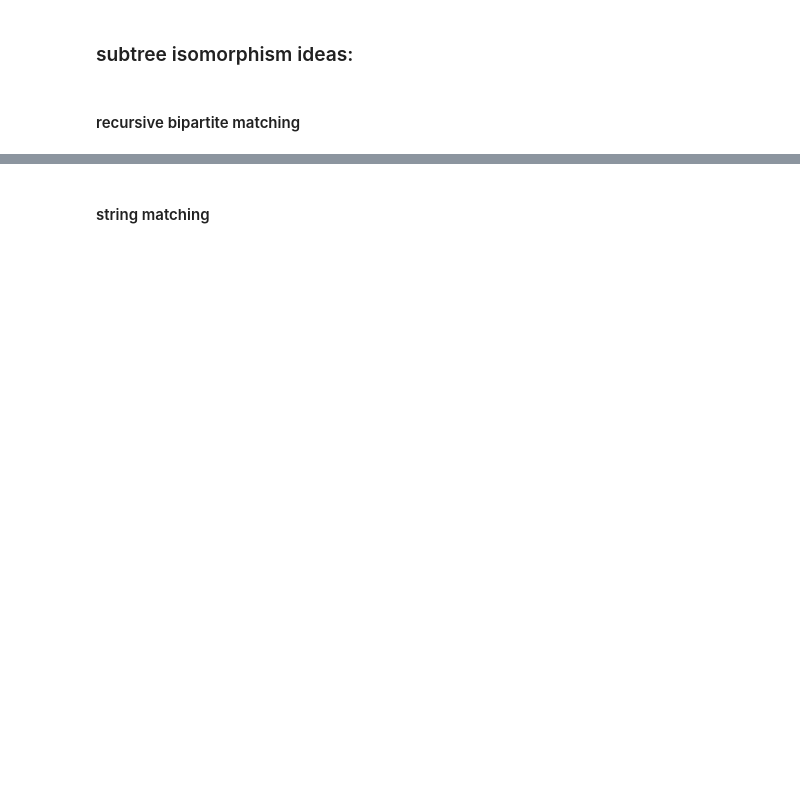
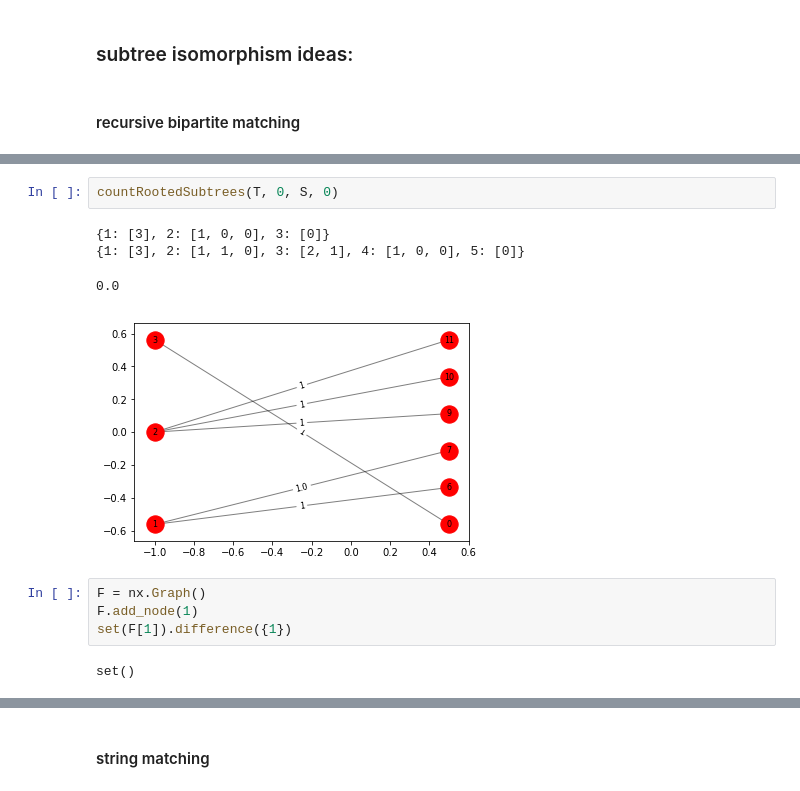
Before and after one commit to ta-rekt/motif-discovery, a Jupyter notebook: scratch/scratch.ipynb, the cells around one changed output, grey strips where cells are left out. Saved outputs shown, nothing was run; the diff lists cells and outputs as text; blank space fills up the shorter version.

Commit message:
finished writing recursive bipartite matching for counting subtree iso

```diff
--- a/scratch/scratch.ipynb
+++ b/scratch/scratch.ipynb
@@ -306,0 +432,13 @@ def recursiveBipartiteMatching(T, rootT, S, rootS):
+# %%
+countRootedSubtrees(T, 0, S, 0)
+# %% [output]
+{1: [3], 2: [1, 0, 0], 3: [0]}
+{1: [3], 2: [1, 1, 0], 3: [2, 1], 4: [1, 0, 0], 5: [0]}
+0.0
+[figure, added]
+# %%
+F = nx.Graph()
+F.add_node(1)
+set(F[1]).difference({1})
+# %% [output]
+set()
```
Also changed, not shown: parts of 13 cells of this notebook, 2 other files.
